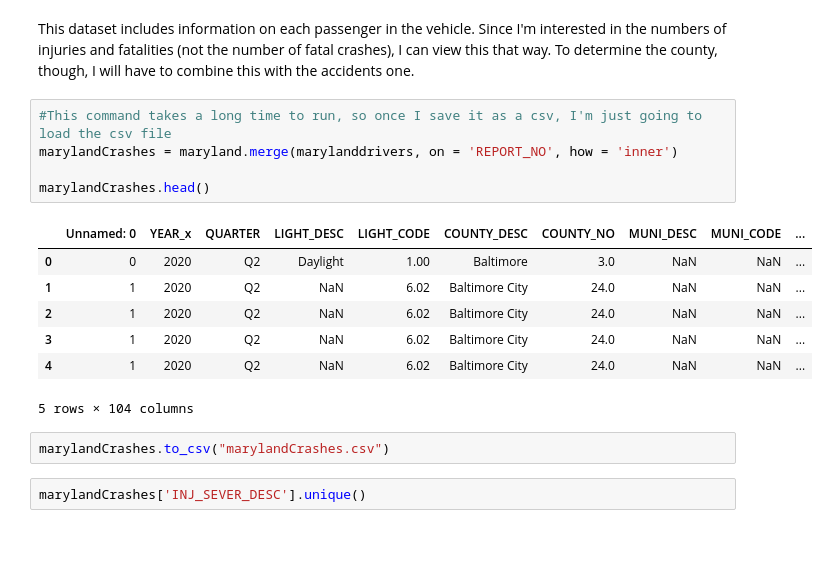
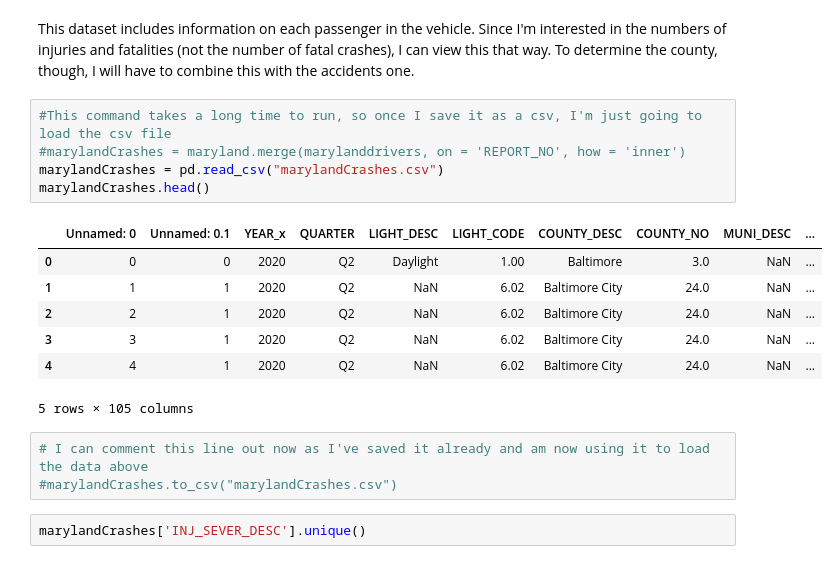
Before and after one commit to MEGlantz/Data205, a Jupyter notebook: MarylandEDA.ipynb, the cells around one changed output. Saved outputs shown, nothing was run; the diff lists cells and outputs as text.

```diff
--- a/MarylandEDA.ipynb
+++ b/MarylandEDA.ipynb
@@ -109,19 +91,20 @@ Index(['SEX_DESC', 'SEX_CODE', 'CONDITION_DESC', 'CONDITION_CODE',
 This dataset includes information on each passenger in the vehicle. Since I'm interested in the numbers of injuries and fatalities (not the number of fatal crashes), I can view this that way. To determine the county, though, I will have to combine this with the accidents one.
 # %%
 #This command takes a long time to run, so once I save it as a csv, I'm just going to load the csv file
-marylandCrashes = maryland.merge(marylanddrivers, on = 'REPORT_NO', how = 'inner')
-
+#marylandCrashes = maryland.merge(marylanddrivers, on = 'REPORT_NO', how = 'inner')
+marylandCrashes = pd.read_csv("marylandCrashes.csv")
 marylandCrashes.head()
 # %% [output]
-|  | Unnamed: 0 | YEAR_x | QUARTER | LIGHT_DESC | LIGHT_CODE | COUNTY_DESC | COUNTY_NO | MUNI_DESC | MUNI_CODE | ... |
-| 0 | 0 | 2020 | Q2 | Daylight | 1.00 | Baltimore | 3.0 | NaN | NaN | ... |
-| 1 | 1 | 2020 | Q2 | NaN | 6.02 | Baltimore City | 24.0 | NaN | NaN | ... |
-| 2 | 1 | 2020 | Q2 | NaN | 6.02 | Baltimore City | 24.0 | NaN | NaN | ... |
-| 3 | 1 | 2020 | Q2 | NaN | 6.02 | Baltimore City | 24.0 | NaN | NaN | ... |
-| 4 | 1 | 2020 | Q2 | NaN | 6.02 | Baltimore City | 24.0 | NaN | NaN | ... |
+|  | Unnamed: 0 | Unnamed: 0.1 | YEAR_x | QUARTER | LIGHT_DESC | LIGHT_CODE | COUNTY_DESC | COUNTY_NO | MUNI_DESC | ... |
+| 0 | 0 | 0 | 2020 | Q2 | Daylight | 1.00 | Baltimore | 3.0 | NaN | ... |
+| 1 | 1 | 1 | 2020 | Q2 | NaN | 6.02 | Baltimore City | 24.0 | NaN | ... |
+| 2 | 2 | 1 | 2020 | Q2 | NaN | 6.02 | Baltimore City | 24.0 | NaN | ... |
+| 3 | 3 | 1 | 2020 | Q2 | NaN | 6.02 | Baltimore City | 24.0 | NaN | ... |
+| 4 | 4 | 1 | 2020 | Q2 | NaN | 6.02 | Baltimore City | 24.0 | NaN | ... |
-5 rows × 104 columns
+5 rows × 105 columns
-# %%
-marylandCrashes.to_csv("marylandCrashes.csv")
+# %%
+# I can comment this line out now as I've saved it already and am now using it to load the data above
+#marylandCrashes.to_csv("marylandCrashes.csv")
 # %%
 marylandCrashes['INJ_SEVER_DESC'].unique()
 # %% [output]
```
Also changed, not shown: parts of 21 cells of this notebook, 2 other files.
